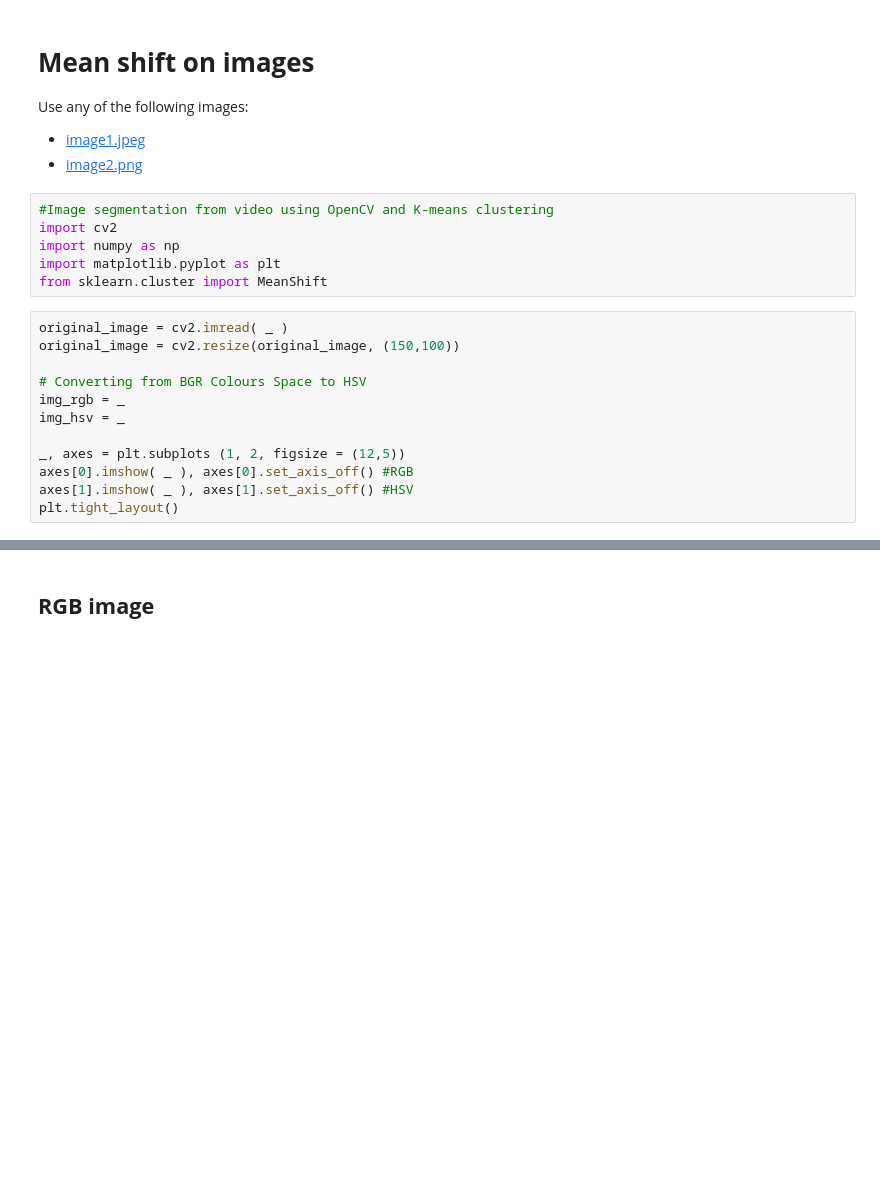
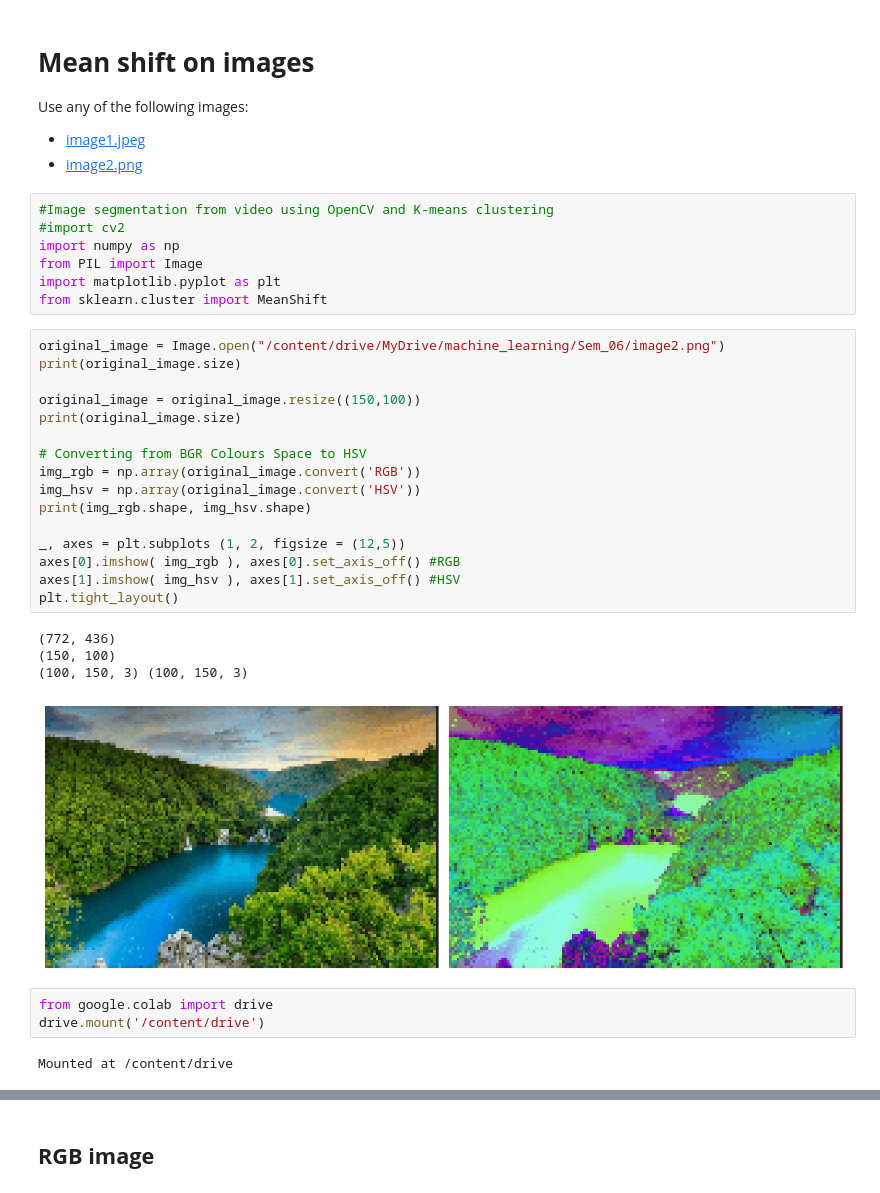
Before and after one commit to JhonDiazArango/machine_learning, a Jupyter notebook: Sem_06/Mean_Shift.ipynb, the cells around one changed output, grey strips where cells are left out. Cells and saved outputs as stored; diff of their text form; blank space fills up the shorter version.

```diff
--- a/Sem_06/Mean_Shift.ipynb
+++ b/Sem_06/Mean_Shift.ipynb
@@ -58,20 +81,35 @@ Use any of the following images:
  - [image2.png](https://drive.google.com/file/d/1RxivIbgi2eAG6p1myuxQGJs2zhGEsH_4/view?usp=sharing)
 # %%
 #Image segmentation from video using OpenCV and K-means clustering
-import cv2
+#import cv2
 import numpy as np
+from PIL import Image
 import matplotlib.pyplot as plt
 from sklearn.cluster import MeanShift
 # %%
-original_image = cv2.imread( _ )
-original_image = cv2.resize(original_image, (150,100))
+original_image = Image.open("/content/drive/MyDrive/machine_learning/Sem_06/image2.png")
+print(original_image.size)
+
+original_image = original_image.resize((150,100))
+print(original_image.size)
 
 # Converting from BGR Colours Space to HSV
-img_rgb = _
-img_hsv = _
+img_rgb = np.array(original_image.convert('RGB'))
+img_hsv = np.array(original_image.convert('HSV'))
+print(img_rgb.shape, img_hsv.shape)
 
 _, axes = plt.subplots (1, 2, figsize = (12,5))
-axes[0].imshow( _ ), axes[0].set_axis_off() #RGB
-axes[1].imshow( _ ), axes[1].set_axis_off() #HSV
+axes[0].imshow( img_rgb ), axes[0].set_axis_off() #RGB
+axes[1].imshow( img_hsv ), axes[1].set_axis_off() #HSV
 plt.tight_layout()
+# %% [output]
+(772, 436)
+(150, 100)
+(100, 150, 3) (100, 150, 3)
+[figure, added]
+# %%
+from google.colab import drive
+drive.mount('/content/drive')
+# %% [output]
+Mounted at /content/drive
 # %%
```
Also changed, not shown: parts of 13 cells of this notebook.
